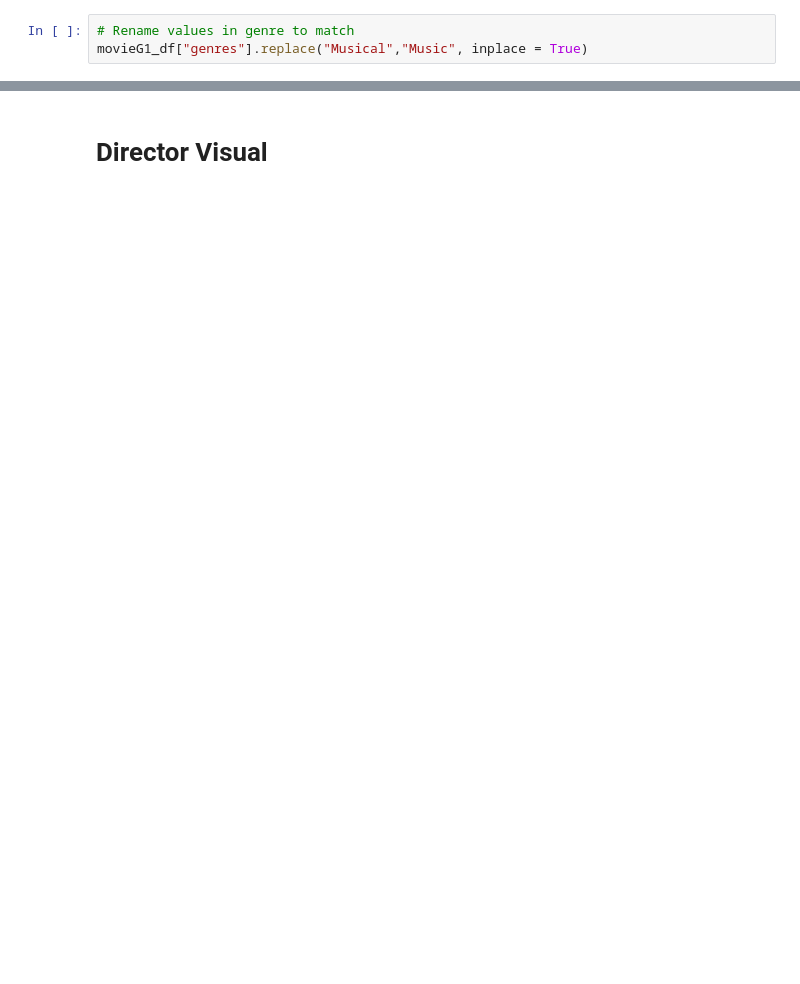
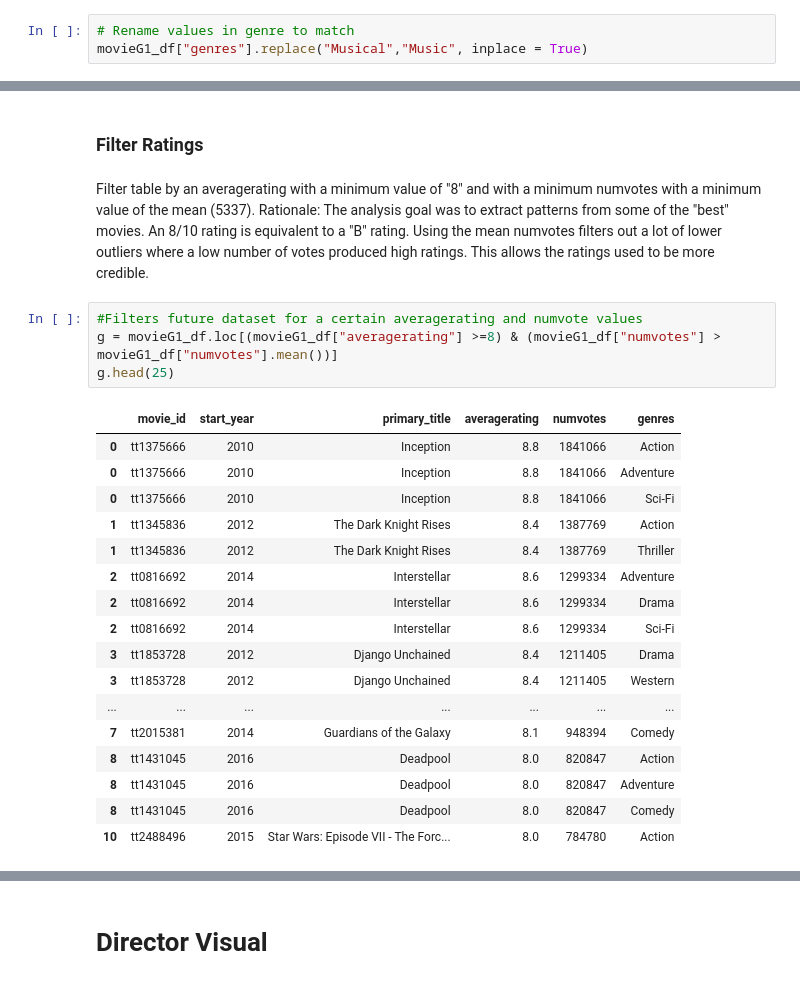
Before and after one commit to Dmvinedata/Phase1_Project, a Jupyter notebook: Microsoft_Rec_DJackson_June22.ipynb, the cells around one changed output, grey strips where cells are left out. Cells and saved outputs as stored; diff of their text form; blank space fills up the shorter version.

```diff
--- a/Microsoft_Rec_DJackson_June22.ipynb
+++ b/Microsoft_Rec_DJackson_June22.ipynb
@@ -673,0 +476,26 @@ Dir_df
+# %% [markdown]
+### Filter Ratings
+# %% [markdown]
+Filter table by an averagerating with a minimum value of "8" and with a minimum numvotes with a minimum value of the mean (5337). Rationale:  The analysis goal was to extract patterns from some of the "best" movies. An 8/10 rating is equivalent to a "B" rating. Using the mean numvotes filters out a lot of lower outliers where a low number of votes produced high ratings. This allows the ratings used to be more credible.
+# %%
+#Filters future dataset for a certain averagerating and numvote values
+g = movieG1_df.loc[(movieG1_df["averagerating"] >=8) & (movieG1_df["numvotes"] > movieG1_df["numvotes"].mean())]
+g.head(25)
+# %% [output]
+|  | movie_id | start_year | primary_title | averagerating | numvotes | genres |
+| 0 | tt1375666 | 2010 | Inception | 8.8 | 1841066 | Action |
+| 0 | tt1375666 | 2010 | Inception | 8.8 | 1841066 | Adventure |
+| 0 | tt1375666 | 2010 | Inception | 8.8 | 1841066 | Sci-Fi |
+| 1 | tt1345836 | 2012 | The Dark Knight Rises | 8.4 | 1387769 | Action |
+| 1 | tt1345836 | 2012 | The Dark Knight Rises | 8.4 | 1387769 | Thriller |
+| 2 | tt0816692 | 2014 | Interstellar | 8.6 | 1299334 | Adventure |
+| 2 | tt0816692 | 2014 | Interstellar | 8.6 | 1299334 | Drama |
+| 2 | tt0816692 | 2014 | Interstellar | 8.6 | 1299334 | Sci-Fi |
+| 3 | tt1853728 | 2012 | Django Unchained | 8.4 | 1211405 | Drama |
+| 3 | tt1853728 | 2012 | Django Unchained | 8.4 | 1211405 | Western |
+| ... | ... | ... | ... | ... | ... | ... |
+| 7 | tt2015381 | 2014 | Guardians of the Galaxy | 8.1 | 948394 | Comedy |
+| 8 | tt1431045 | 2016 | Deadpool | 8.0 | 820847 | Action |
+| 8 | tt1431045 | 2016 | Deadpool | 8.0 | 820847 | Adventure |
+| 8 | tt1431045 | 2016 | Deadpool | 8.0 | 820847 | Comedy |
+| 10 | tt2488496 | 2015 | Star Wars: Episode VII - The Forc... | 8.0 | 784780 | Action |
```
Also changed, not shown: parts of 82 cells of this notebook.
